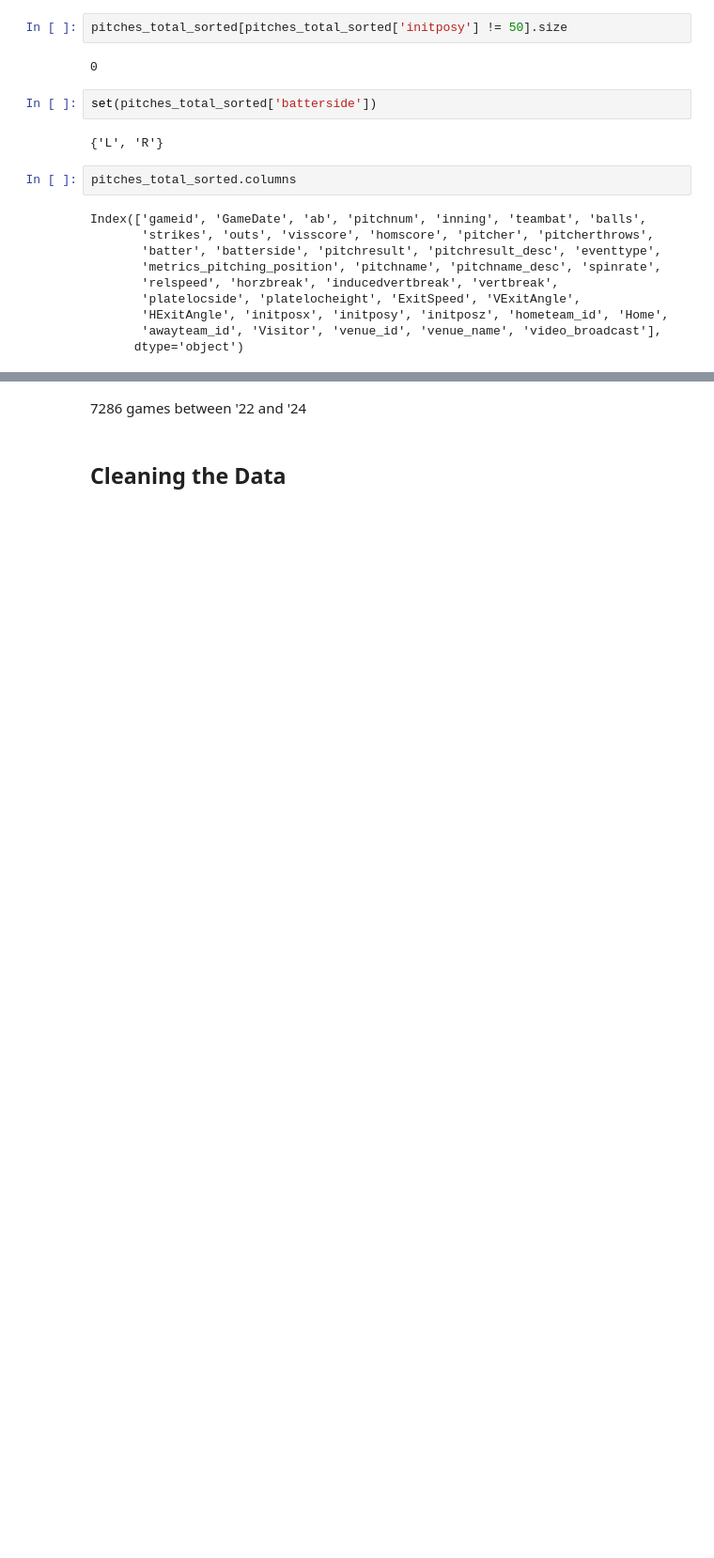
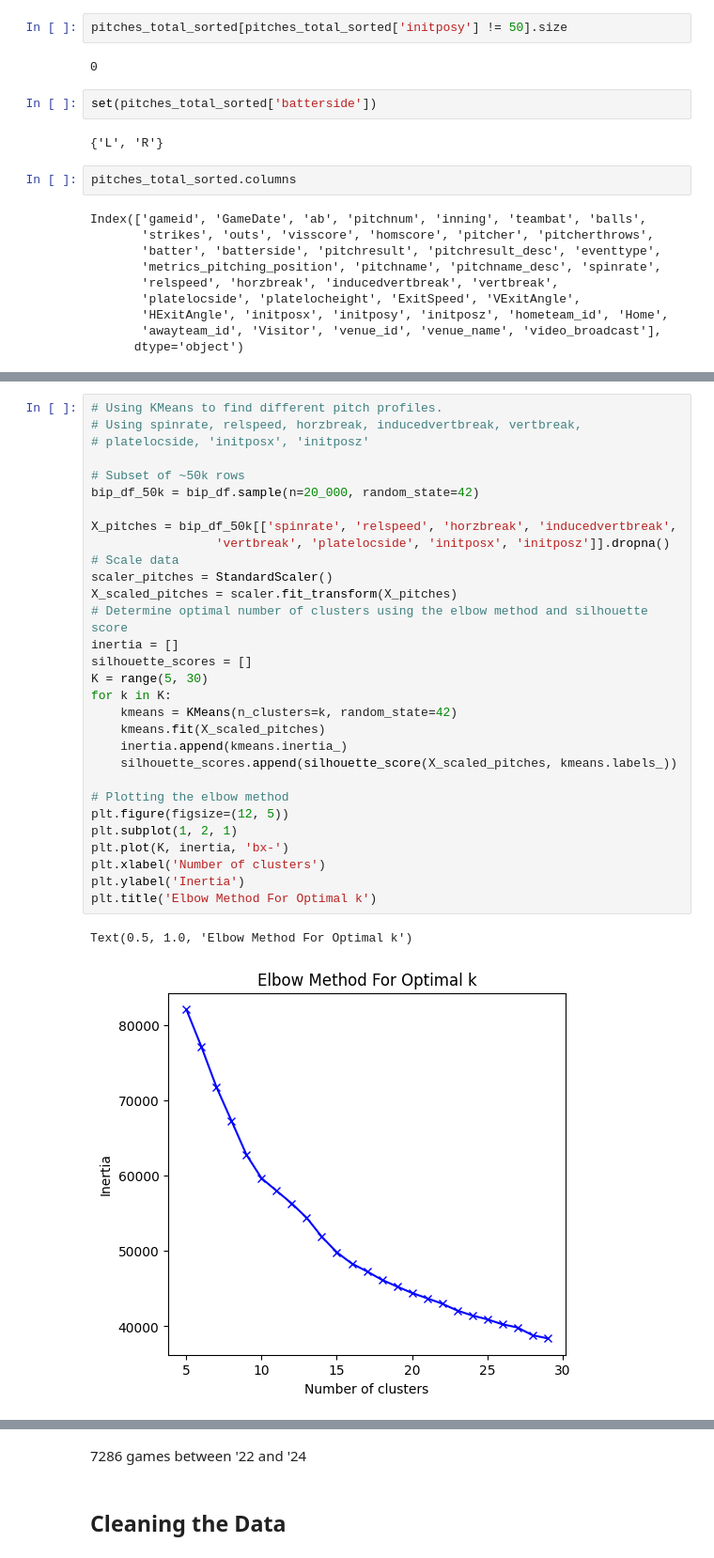
Before and after one commit to jayirby2/Team1STA4950, a Jupyter notebook: analysis.ipynb, the cells around one changed output, grey strips where cells are left out. Shown at 94% size. Saved outputs shown, nothing was run; the diff lists cells and outputs as text; blank space fills up the shorter version.

```diff
--- a/analysis.ipynb
+++ b/analysis.ipynb
@@ -713,0 +720,33 @@ Index(['gameid', 'GameDate', 'ab', 'pitchnum', 'inning', 'teambat', 'balls',
+# %%
+# Using KMeans to find different pitch profiles.
+# Using spinrate, relspeed, horzbreak, inducedvertbreak, vertbreak,
+# platelocside, 'initposx', 'initposz'
+
+# Subset of ~50k rows
+bip_df_50k = bip_df.sample(n=20_000, random_state=42)
+
+X_pitches = bip_df_50k[['spinrate', 'relspeed', 'horzbreak', 'inducedvertbreak',
+                 'vertbreak', 'platelocside', 'initposx', 'initposz']].dropna()
+# Scale data
+scaler_pitches = StandardScaler()
+X_scaled_pitches = scaler.fit_transform(X_pitches)
+# Determine optimal number of clusters using the elbow method and silhouette score
+inertia = []
+silhouette_scores = []
+K = range(5, 30)
+for k in K:
+    kmeans = KMeans(n_clusters=k, random_state=42)
+    kmeans.fit(X_scaled_pitches)
+    inertia.append(kmeans.inertia_)
+    silhouette_scores.append(silhouette_score(X_scaled_pitches, kmeans.labels_))
+
+# Plotting the elbow method
+plt.figure(figsize=(12, 5))
+plt.subplot(1, 2, 1)
+plt.plot(K, inertia, 'bx-')
+plt.xlabel('Number of clusters')
+plt.ylabel('Inertia')
+plt.title('Elbow Method For Optimal k')
+# %% [output]
+Text(0.5, 1.0, 'Elbow Method For Optimal k')
+[figure, added]
```
Also changed, not shown: parts of 4 cells of this notebook.
